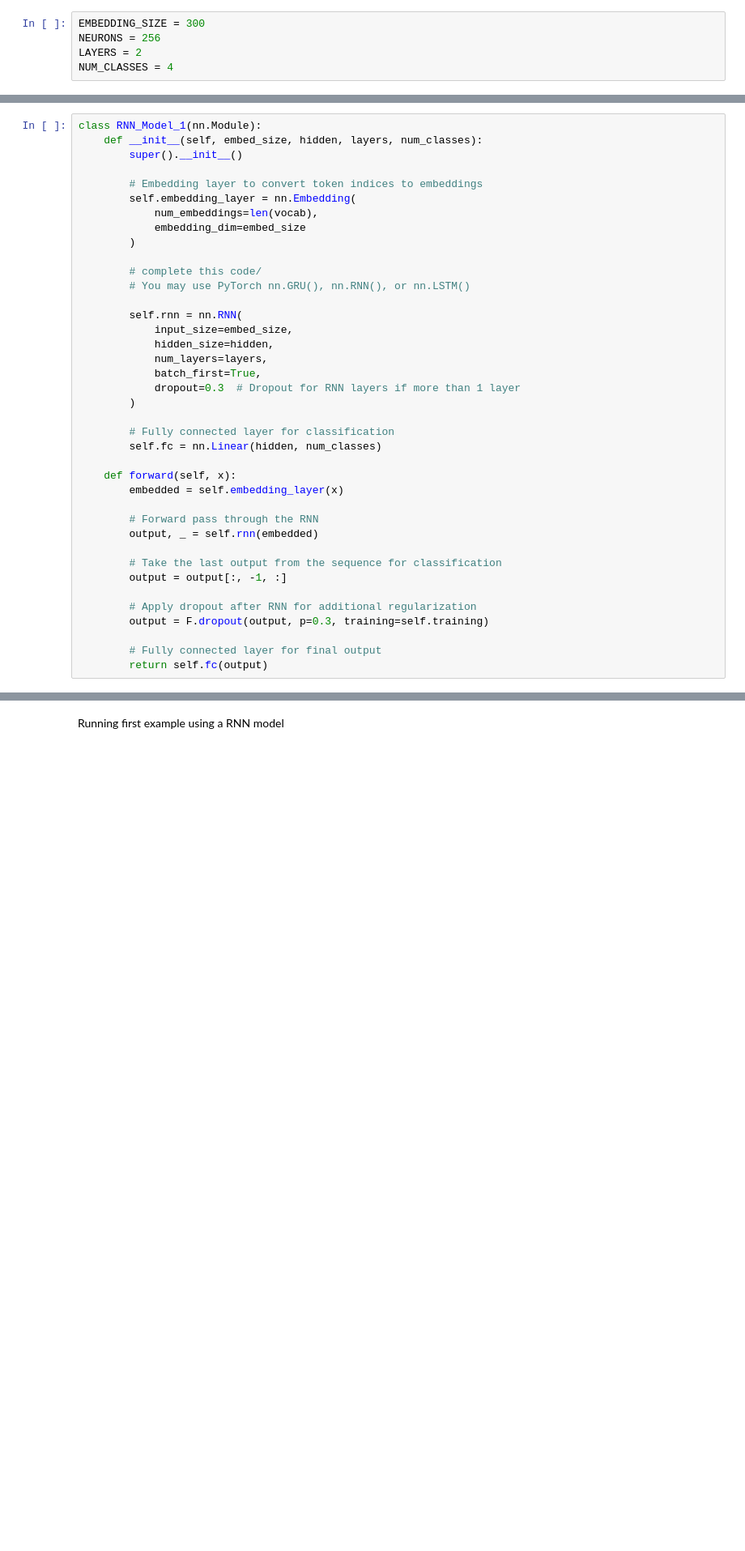
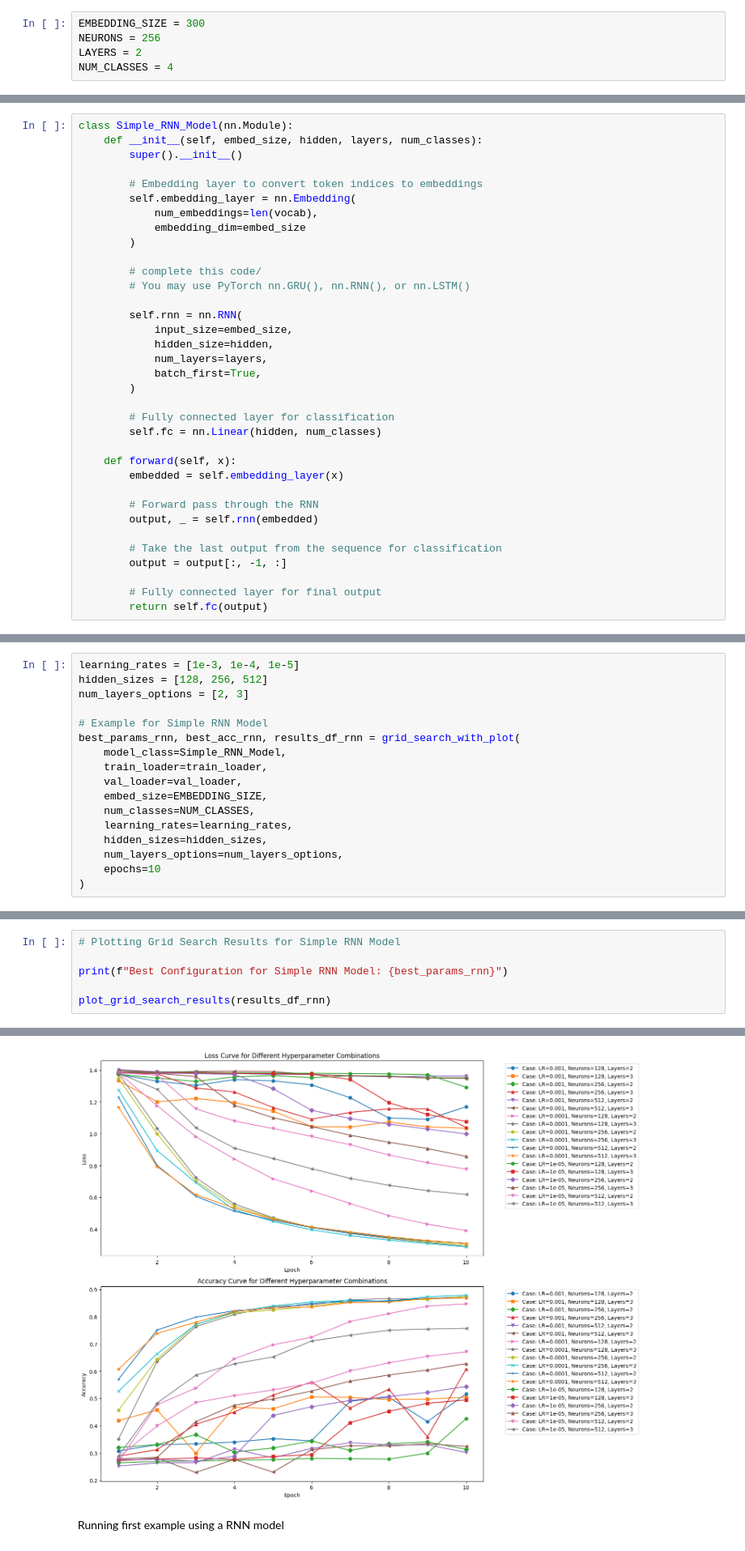
Before and after one commit to JesusAnaya/MNA-AMLM, a Jupyter notebook: A3b_DL_TC5033_AD2023_text_classifier_updated.ipynb, the cells around one changed output, grey strips where cells are left out. Shown at 81% size. Cells and saved outputs as stored; diff of their text form; blank space fills up the shorter version.

```diff
--- a/A3b_DL_TC5033_AD2023_text_classifier_updated.ipynb
+++ b/A3b_DL_TC5033_AD2023_text_classifier_updated.ipynb
@@ -269,5 +471,5 @@ Zaremba, W., Sutskever, I., & Vinyals, O. (2014). Recurrent Neural Network Regul
 # %%
-class RNN_Model_1(nn.Module):
+class Simple_RNN_Model(nn.Module):
     def __init__(self, embed_size, hidden, layers, num_classes):
         super().__init__()
 
@@ -285,7 +487,6 @@ class RNN_Model_1(nn.Module):
             hidden_size=hidden,
             num_layers=layers,
             batch_first=True,
-            dropout=0.3  # Dropout for RNN layers if more than 1 layer
         )
 
         # Fully connected layer for classification
@@ -300,8 +501,5 @@ class RNN_Model_1(nn.Module):
         # Take the last output from the sequence for classification
         output = output[:, -1, :]
 
-        # Apply dropout after RNN for additional regularization
-        output = F.dropout(output, p=0.3, training=self.training)
-
         # Fully connected layer for final output
         return self.fc(output)
@@ -307,0 +508,17 @@ class RNN_Model_1(nn.Module):
+# %%
+learning_rates = [1e-3, 1e-4, 1e-5]
+hidden_sizes = [128, 256, 512]
+num_layers_options = [2, 3]
+
+# Example for Simple RNN Model
+best_params_rnn, best_acc_rnn, results_df_rnn = grid_search_with_plot(
+    model_class=Simple_RNN_Model,
+    train_loader=train_loader,
+    val_loader=val_loader,
+    embed_size=EMBEDDING_SIZE,
+    num_classes=NUM_CLASSES,
+    learning_rates=learning_rates,
+    hidden_sizes=hidden_sizes,
+    num_layers_options=num_layers_options,
+    epochs=10
+)
@@ -307,0 +540,7 @@ class RNN_Model_1(nn.Module):
+# %%
+# Plotting Grid Search Results for Simple RNN Model
+
+print(f"Best Configuration for Simple RNN Model: {best_params_rnn}")
+
+plot_grid_search_results(results_df_rnn)
+# %% [output]
@@ -308,3 +548,4 @@ class RNN_Model_1(nn.Module):
+[figure, added]
 # %% [markdown]
 Running first example using a RNN model
 # %%
```
Also changed, not shown: parts of 43 cells of this notebook.
